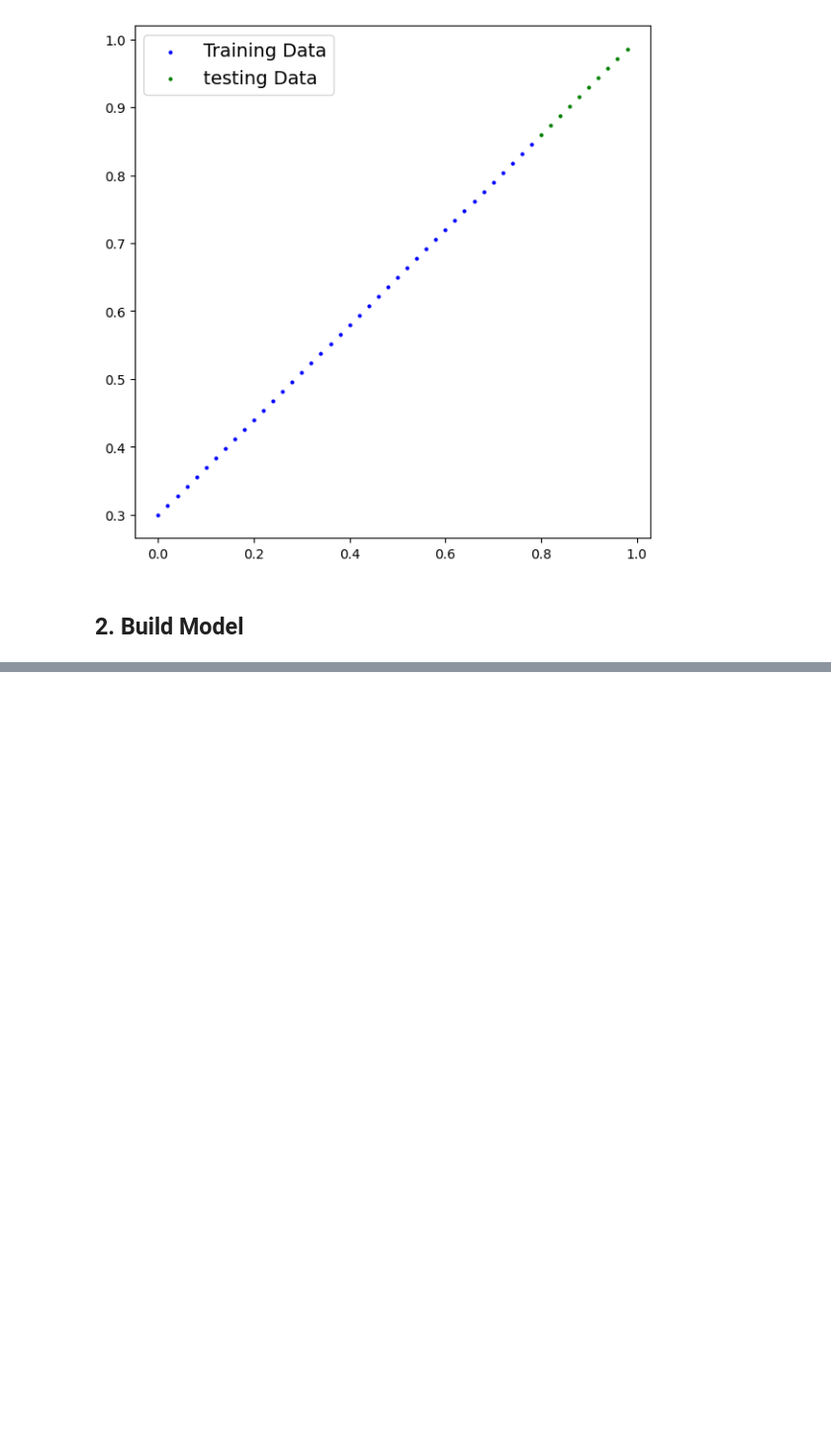
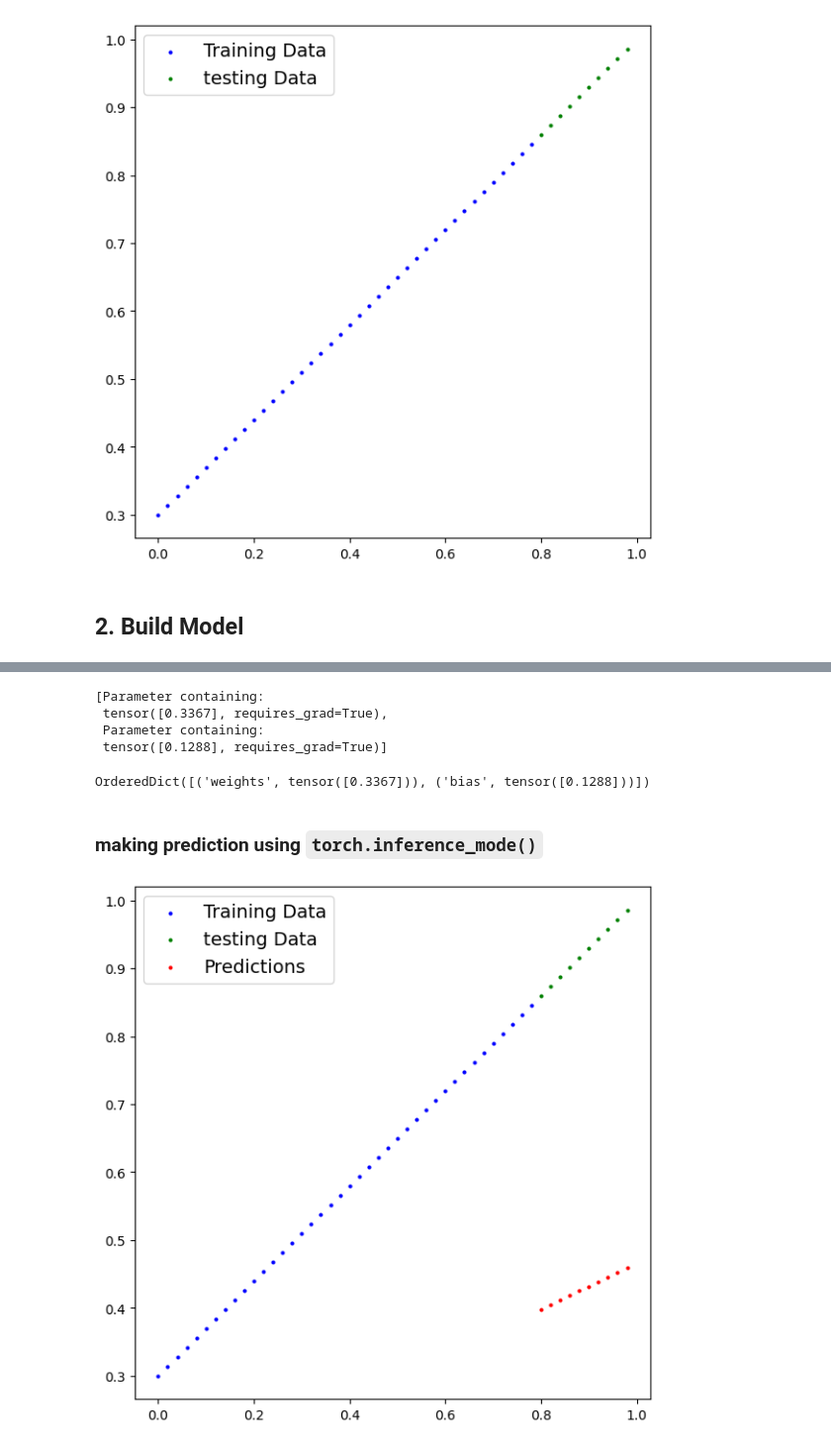
Before and after one commit to dionysus98/l_torch, a Jupyter notebook: 01_torch_workflow.ipynb, the cells around one changed output, grey strips where cells are left out. Shown: that part at 99% size. Cells and saved outputs as stored; diff of their text form; code cells hidden in the pictures; blank space fills up the shorter version.

```diff
--- a/01_torch_workflow.ipynb
+++ b/01_torch_workflow.ipynb
@@ -103,17 +103,17 @@ class LinearRegressionModel(nn.Module):
   def __init__(self):
     super().__init__()
     self.weights = nn.Parameter(
-        torch.randn(1,
-                    requires_grad=True,
-                    dtype=torch.float))
+    torch.randn(1,
+          requires_grad=True,
+          dtype=torch.float))
 
     self.bias = nn.Parameter(
-        torch.randn(1,
-                    requires_grad=True,
-                    dtype=torch.float))
+    torch.randn(1,
+          requires_grad=True,
+          dtype=torch.float))
 
   def forward(self, x: torch.Tensor) -> torch.Tensor:
-    return self.weigths * x + self.bias
+    return self.weights * x + self.bias
 # %% [markdown]
 ### model building essentials
 - torch.nn
@@ -126,0 +126,28 @@ tensor([1.1327], requires_grad=True)
+# %%
+# create a random seed
+torch.manual_seed(42)
+
+# instantiate the model
+model_0 = LinearRegressionModel()
+
+list(model_0.parameters())
+# %% [output]
+[Parameter containing:
+ tensor([0.3367], requires_grad=True),
+ Parameter containing:
+ tensor([0.1288], requires_grad=True)]
+# %%
+# named parameters
+model_0.state_dict()
+# %% [output]
+OrderedDict([('weights', tensor([0.3367])), ('bias', tensor([0.1288]))])
+# %% [markdown]
+### making prediction using `torch.inference_mode()`
+# %%
+# make predictions/inference with model
+with torch.inference_mode(): # removes the gradient info, since we are just doing forward pass
+  y_preds = model_0(X_test)
+
+plot_preds(predictions=y_preds)
+# %% [output]
+[figure, added]
```
Also changed, not shown: parts of 7 cells of this notebook.
